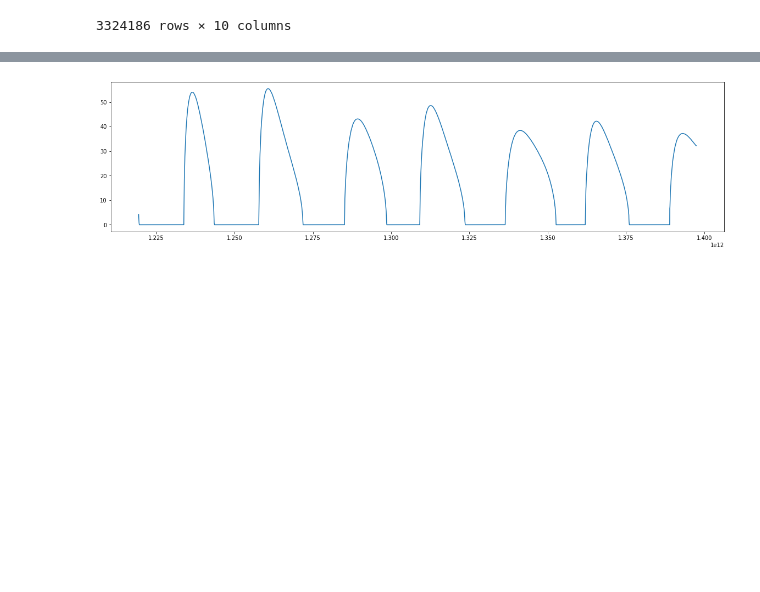
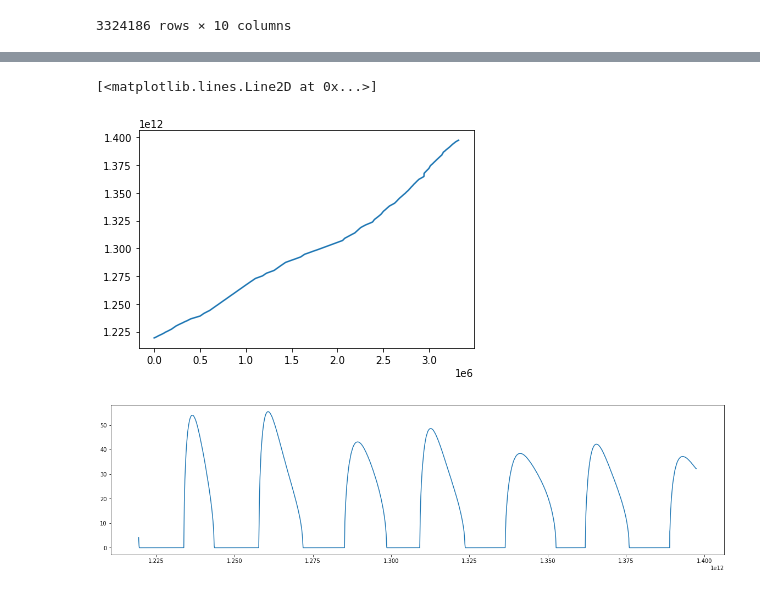
Before and after one commit to YamSok/MarsExpress, a Jupyter notebook: traitement_donnees.ipynb, the cells around one changed output, grey strips where cells are left out. Drawn from its saved outputs; the diff is of its cells as text; code cells hidden in the pictures; blank space fills up the shorter version.

```diff
--- a/traitement_donnees.ipynb
+++ b/traitement_donnees.ipynb
@@ -465,3 +438,8 @@ combined
+# %%
+plt.plot(combined["date"])
+# %% [output]
+[<matplotlib.lines.Line2D at 0x...>]
+[figure, added]
 # %%
 fig, ax = plt.subplots(1,1, figsize=(20,5))
 ax.plot(combined["date"], combined["eclipseduration_min"])
```
Also changed, not shown: parts of 22 cells of this notebook.
